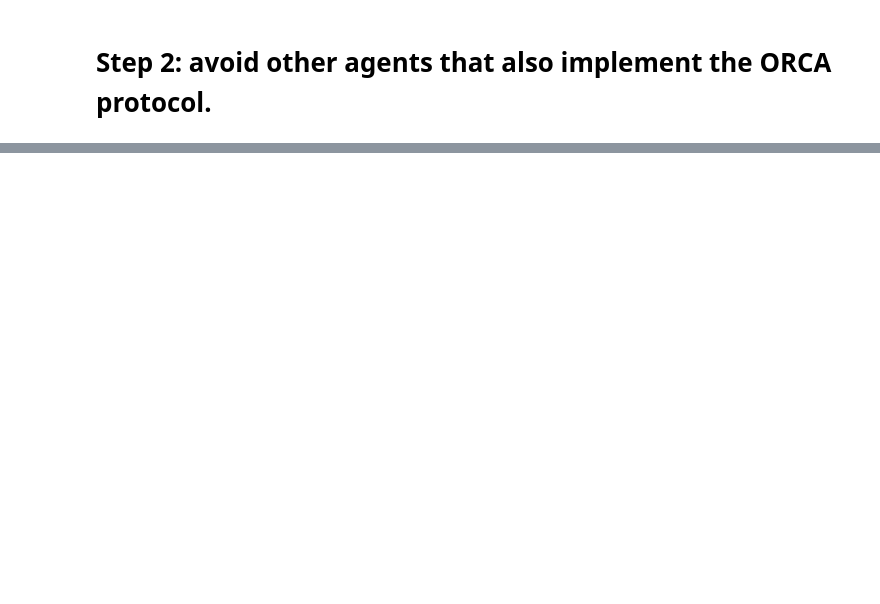
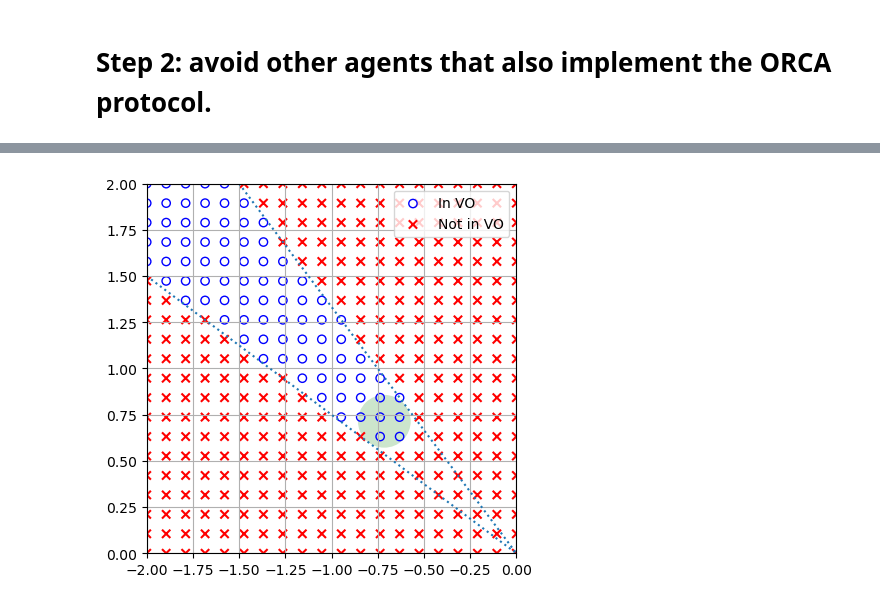
Before and after one commit to CoNG-harvard/PA-Nav, a Jupyter notebook: notebooks/ORCA.ipynb, the cells around one changed output, grey strips where cells are left out. Drawn from its saved outputs; the diff is of its cells as text; code cells hidden in the pictures; blank space fills up the shorter version.

Commit message:
Check if point is in VO

```diff
--- a/notebooks/ORCA.ipynb
+++ b/notebooks/ORCA.ipynb
@@ -105,0 +171,38 @@ draw_env(env,[np.array(pos).T],ax)
+# %%
+tau = 7
+pa, pb = start_locs[0], start_locs[1]
+ra = rb = bloating_r
+vopt_a, vopt_b = vmax * (goal_locs - start_locs)/np.linalg.norm(goal_locs - start_locs)
+
+plt.figure()
+ax = plt.gca()
+
+xlim = (-2,0)
+ylim = (0,2)
+ax.set_xlim(*xlim)
+ax.set_ylim(*ylim)
+
+
+center = (pb-pa)/tau
+r = (ra+rb)/tau
+
+center_theta = np.arctan2(center[1],center[0])
+phi = np.arcsin(r/np.linalg.norm(center))
+
+
+visualize_vo(ax,center,r)
+
+N = 5000
+nx = 20
+ny = 20
+xv,yv = np.meshgrid(np.linspace(*xlim,nx),np.linspace(*ylim,ny))
+test_pt = np.vstack([xv.flatten(),yv.flatten()]).T
+
+# Check if point is in vo
+is_in = in_vo(center,r,test_pt)
+ax.scatter(test_pt[is_in,0],test_pt[is_in,1],marker='o',fc='none',ec='blue',label = 'In VO')
+ax.scatter(test_pt[np.logical_not(is_in),0],test_pt[np.logical_not(is_in),1],marker='x',fc='none',ec='red',label = 'Not in VO')
+plt.legend(loc='upper right')
+plt.show()
+# %% [output]
+[figure, added]
```
Also changed, not shown: parts of 11 cells of this notebook.
